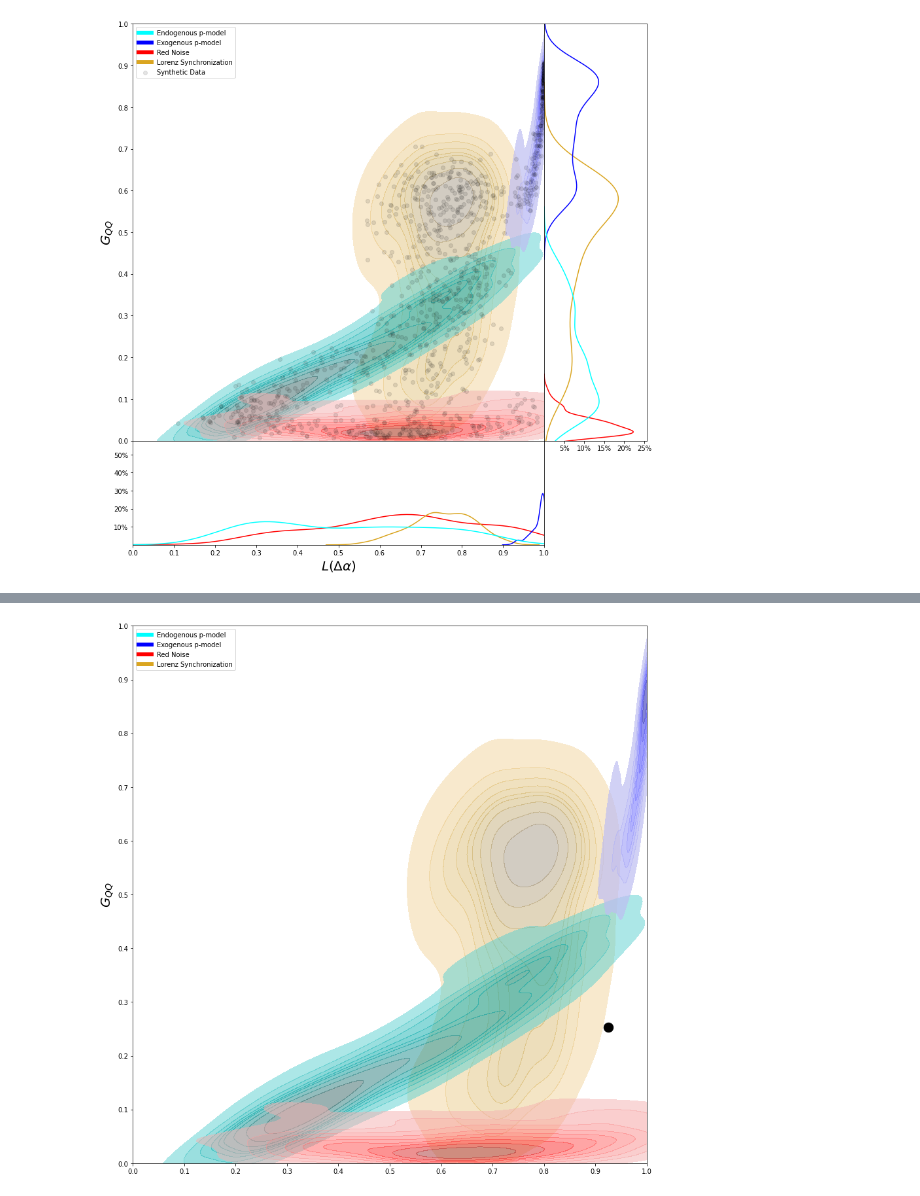
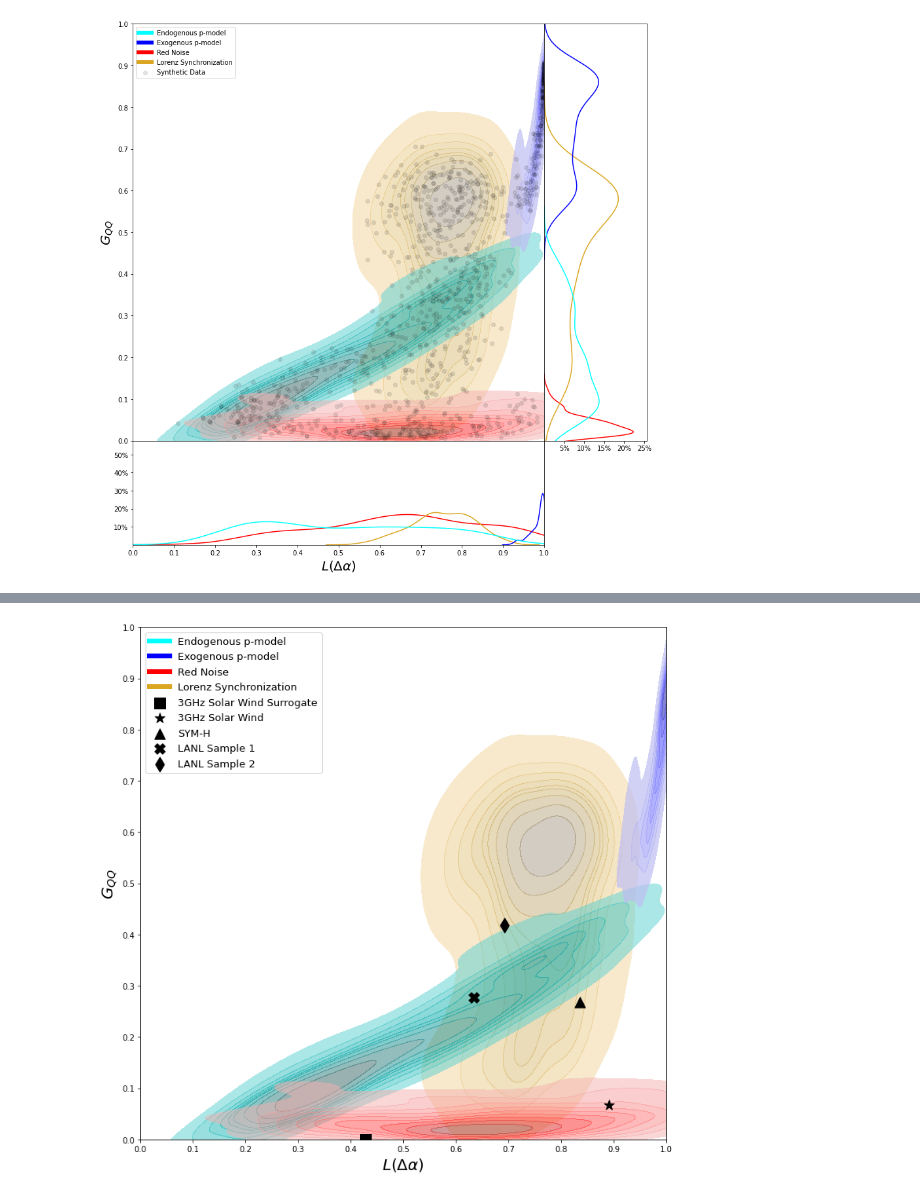
Before and after one commit to rsautter/Chi-Space, a Jupyter notebook: examples/Chi_Space.ipynb, the cells around one changed output, grey strips where cells are left out. Saved outputs shown, nothing was run; the diff lists cells and outputs as text; code cells hidden in the pictures.

Commit message:
Plot2 updates

```diff
--- a/examples/Chi_Space.ipynb
+++ b/examples/Chi_Space.ipynb
@@ -100,5 +91,5 @@ plt.show()
 # %%
-wiki_chi = chi.chiSpace(wiki)
+symh_chi = chi.chiSpace(symh)
 # %%
 plt.figure()
 ax = plt.subplot()
@@ -345,5 +336,6 @@ def plot2(figsize=(12,12)):
 	plt.xticks([0.0,0.1,0.2,0.3,0.4,0.5,0.6,0.7,0.8,0.9,1.0])
 	plt.yticks([0.0,0.1,0.2,0.3,0.4,0.5,0.6,0.7,0.8,0.9,1.0])
 	plt.ylabel(r"$G_{QQ}$",fontsize=20)
+	plt.xlabel(r"$L(\Delta\alpha)$",fontsize=20)
 
 	return gs, [handles,labels]
@@ -424,34 +342,29 @@ a
 # %%
-gs,[h,l] = plot2()
-plt.scatter(symhChi['LDA'],symhChi['GQQ'],s =210,color='k')
+gs, [h,l] = plot2()
 
-#h2 = plt.scatter(swc_s["LDA"],swc_s["GQQ"],s=200,color='k',marker='s')
-#h.append(h2)
-#l.append("Solar Wind Surrogate")
+h2 = plt.scatter(swc_s["LDA"],swc_s["GQQ"],s=180,color='k',marker='s')
+h.append(h2)
+l.append("3GHz Solar Wind Surrogate")
 
-#h1 = plt.scatter(swc["LDA"],swc["GQQ"],s=200,color='k',marker='*')
-#h.append(h1)
-#l.append("Solar Wind")
+h1 = plt.scatter(swc["LDA"],swc["GQQ"],s=180,color='k',marker='*')
+h.append(h1)
+l.append("3GHz Solar Wind")
+
+h1 = plt.scatter(symh_chi["LDA"],symh_chi["GQQ"],s=180,color='k',marker='^')
+h.append(h1)
+l.append("SYM-H")
 
 
+h3 = plt.scatter(lanl1["LDA"],lanl1["GQQ"],s=180,color='k',marker="X")
+h.append(h3)
+l.append("LANL Sample 1")
 
-#h1 = plt.scatter(wiki_chi["LDA"],wiki_chi["GQQ"],s=200,color='k',marker='^')
-#h.append(h1)
-#l.append("Wikipedia page acess")
+h3 = plt.scatter(lanl2["LDA"],lanl2["GQQ"],s=180,color='k',marker='d')
+h.append(h3)
+l.append("LANL Sample 2")
 
-
-#h3 = plt.scatter(lanl1["LDA"],lanl1["GQQ"],s=200,color='k',marker="X")
-#h.append(h3)
-#l.append("LANL Sample 1")
-
-#h3 = plt.scatter(lanl2["LDA"],lanl2["GQQ"],s=200,color='k',marker='d')
-#h.append(h3)
-#l.append("LANL Sample 2")
-
-plt.legend(h,l,loc=2)
-plt.tight_layout()
-plt.savefig("chiSpaceDatasets.png",dpi=300)
-
+plt.legend(h,l,loc=2,fontsize=13)
+plt.savefig("chiSpaceDatasets.png",dpi=300,bbox_inches='tight')
 plt.show()
 # %% [output]
-[figure, old version]
+[figure, new version]
```
Also changed, not shown: parts of 8 cells of this notebook, 5 other files.
